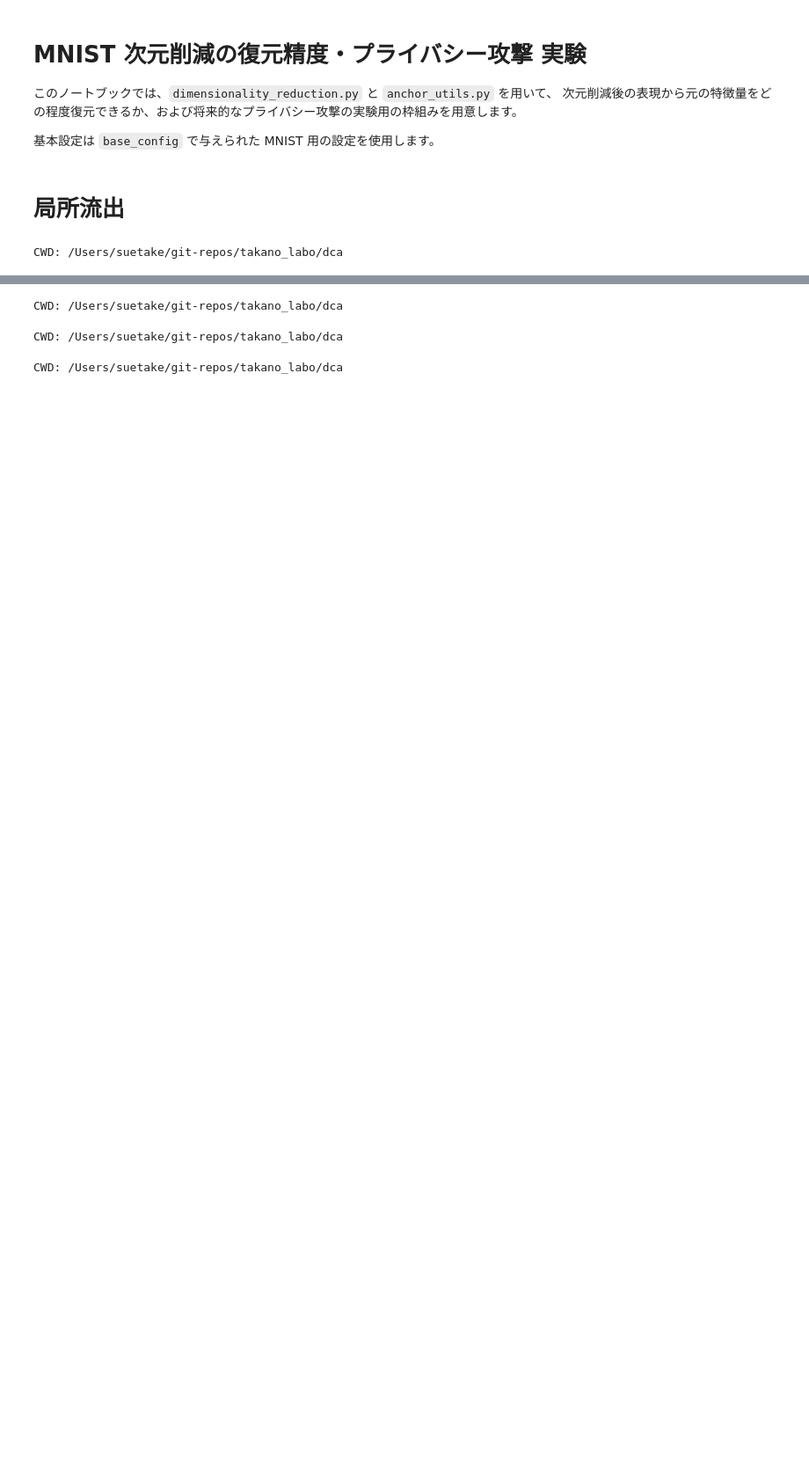
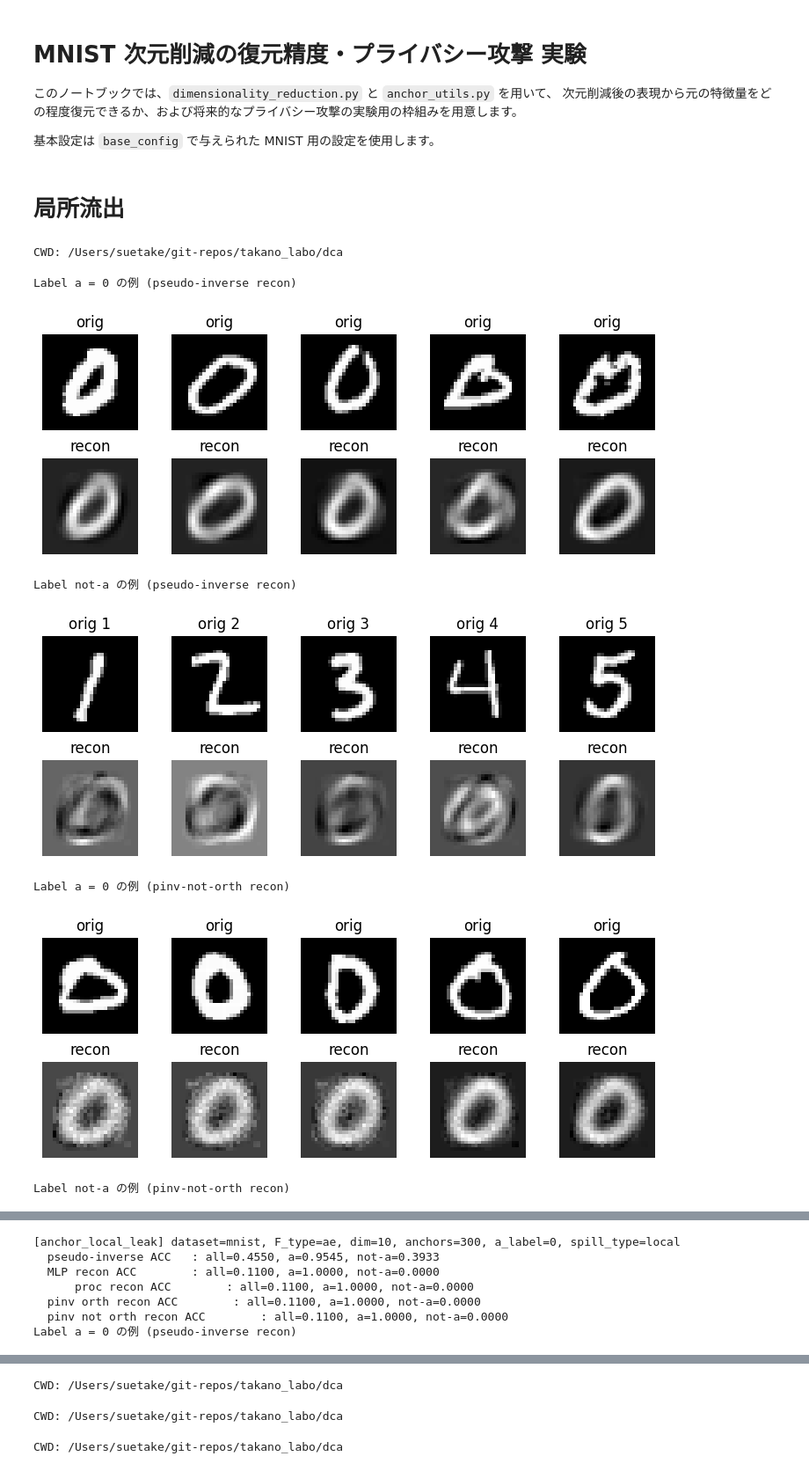
Before and after one commit to takano-lab/data-collaboration-analysis, a Jupyter notebook: 実験用/mnist_reconstruction_privacy.ipynb, the cells around one changed output, grey strips where cells are left out. Shown at 88% size. Saved outputs shown, nothing was run; the diff lists cells and outputs as text; code cells hidden in the pictures; blank space fills up the shorter version.

```diff
--- a/実験用/mnist_reconstruction_privacy.ipynb
+++ b/実験用/mnist_reconstruction_privacy.ipynb
@@ -1025,3 +1025,61 @@ def run_anchor_local_leak_reconstruction(base_config) -> dict:
         "A_tilde_leak": A_tilde_leak,
         "idx_leak": idx_leak,
     }
+# %%
+from config.config import Config
+
+base_config_dict = {
+    "name": ["tutorial_mnist"],
+    "dataset": [
+    #"fashion_mnist",
+    "mnist",
+    #"mnist_1248",
+    #"mice",
+    #"statlog",
+    #"qsar",
+    #"digits",
+    #"breast_cancer",
+    #"adult",
+    #"glass",
+    #"seeds",
+    #"letter_recognition",
+    #"wine_quality",
+    #"har",
+    #"cifar10",
+    #'3D_gaussian_clusters',
+    #"concentric_three_circles",
+    #"iris",
+    #"ecoli",
+    #"vowel"
+    #"medmnist_3",
+    #"medmnist_5"
+],
+    "spill_type": ["local"], # "local", "even",
+    "y_name": ["target"],
+    "num_institution_user": [200],
+    "data_distribution": ["even"],
+    "anchor_method": ["smote"], # "smote"
+    "num_anchor_data": [300],
+    "dim_intermediate": [10],
+    #"spill_num": [300],
+    "F_type": ["ae", "kernel_pca_self_tuning"], #   "ae", "kernel_pca_self_tuning", "umap"
+    "inter_normalization": [False],
+    "preprocess":[False],
+    "smote_ratio": [0],
+    "gamma_ratio": [1.0],
+    "seed":[i for i in range(1)],
+    "visualize_rec": [True],
+}
+
+df_results = run_anchor_local_leak_grid(base_config_dict)
+df_results
+# 適当な CSV 出力
+df_results.to_csv("anchor_local_leak_results.csv", index=False)
+# %% [output]
+Label a = 0 の例 (pseudo-inverse recon)
+[figure, added]
+Label not-a の例 (pseudo-inverse recon)
+[figure, added]
+Label a = 0 の例 (pinv-not-orth recon)
+[figure, added]
+Label not-a の例 (pinv-not-orth recon)
@@ -1027,0 +1087,7 @@ def run_anchor_local_leak_reconstruction(base_config) -> dict:
+[anchor_local_leak] dataset=mnist, F_type=ae, dim=10, anchors=300, a_label=0, spill_type=local
+  pseudo-inverse ACC   : all=0.4550, a=0.9545, not-a=0.3933
+  MLP recon ACC        : all=0.1100, a=1.0000, not-a=0.0000
+      proc recon ACC        : all=0.1100, a=1.0000, not-a=0.0000
+  pinv orth recon ACC        : all=0.1100, a=1.0000, not-a=0.0000
+  pinv not orth recon ACC        : all=0.1100, a=1.0000, not-a=0.0000
+Label a = 0 の例 (pseudo-inverse recon)
```
Also changed, not shown: parts of 4 cells of this notebook, 34 other files.
